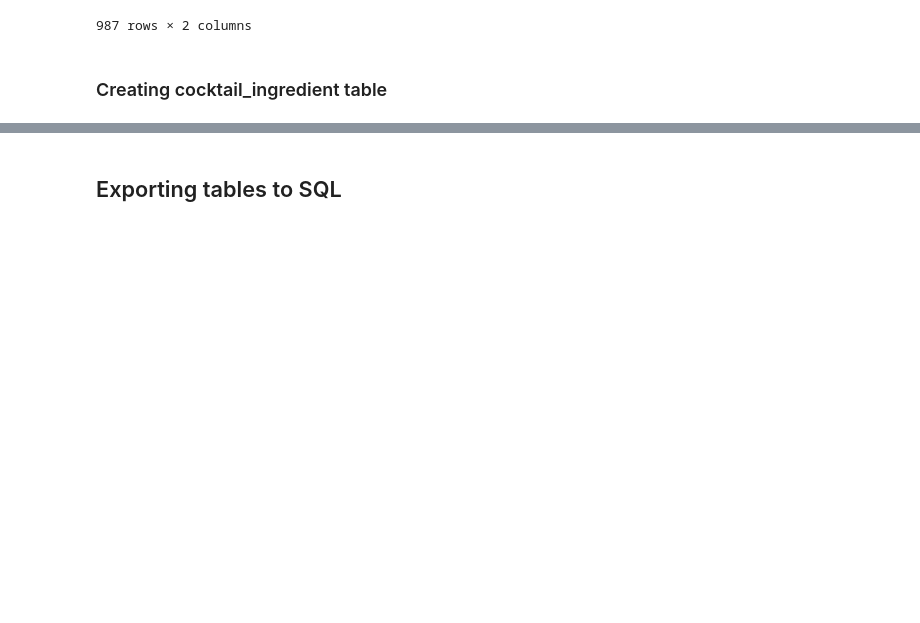
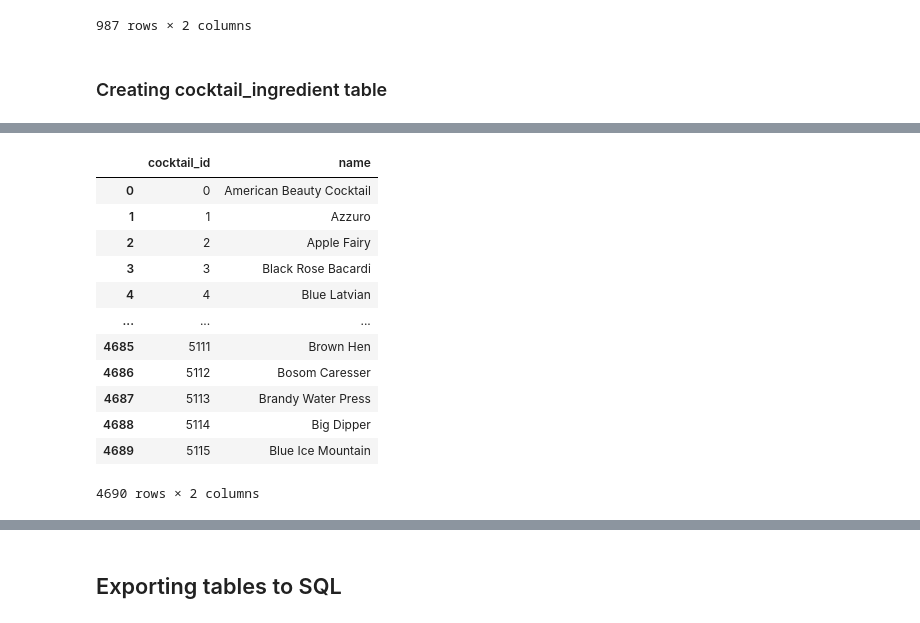
Before and after one commit to Lucien-Stephane-Ld/certification-project-DAFT410, a Jupyter notebook: data_cleaning.ipynb, the cells around one changed output, grey strips where cells are left out. Drawn from its saved outputs; the diff is of its cells as text; code cells hidden in the pictures; blank space fills up the shorter version.

```diff
--- a/data_cleaning.ipynb
+++ b/data_cleaning.ipynb
@@ -485,0 +515,18 @@ cocktail_ingredient_table
+# %%
+ctl_temp_table = cocktail_table.rename(columns={'cocktail':'name'})
+ctl_temp_table.drop(columns=['recipe','description','video_link'], inplace=True)
+ctl_temp_table
+# %% [output]
+|  | cocktail_id | name |
+| 0 | 0 | American Beauty Cocktail |
+| 1 | 1 | Azzuro |
+| 2 | 2 | Apple Fairy |
+| 3 | 3 | Black Rose Bacardi |
+| 4 | 4 | Blue Latvian |
+| ... | ... | ... |
+| 4685 | 5111 | Brown Hen |
+| 4686 | 5112 | Bosom Caresser |
+| 4687 | 5113 | Brandy Water Press |
+| 4688 | 5114 | Big Dipper |
+| 4689 | 5115 | Blue Ice Mountain |
+4690 rows × 2 columns
```
Also changed, not shown: parts of 17 cells of this notebook, 6 other files.
